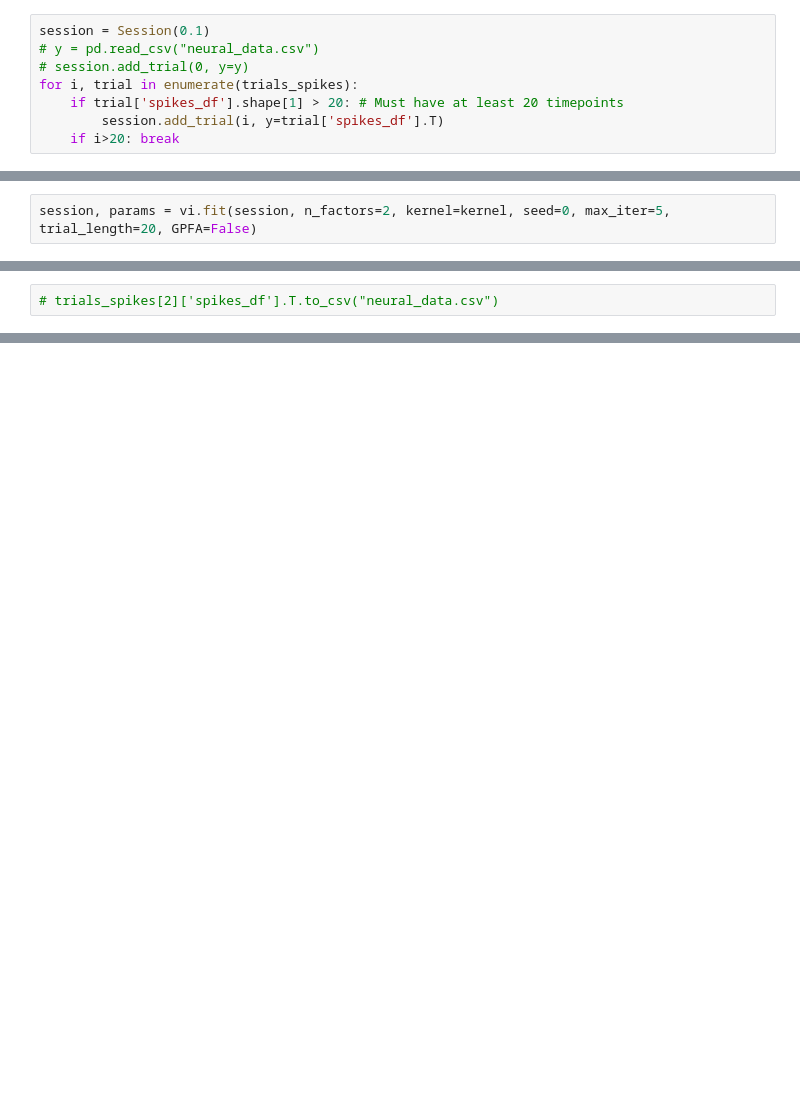
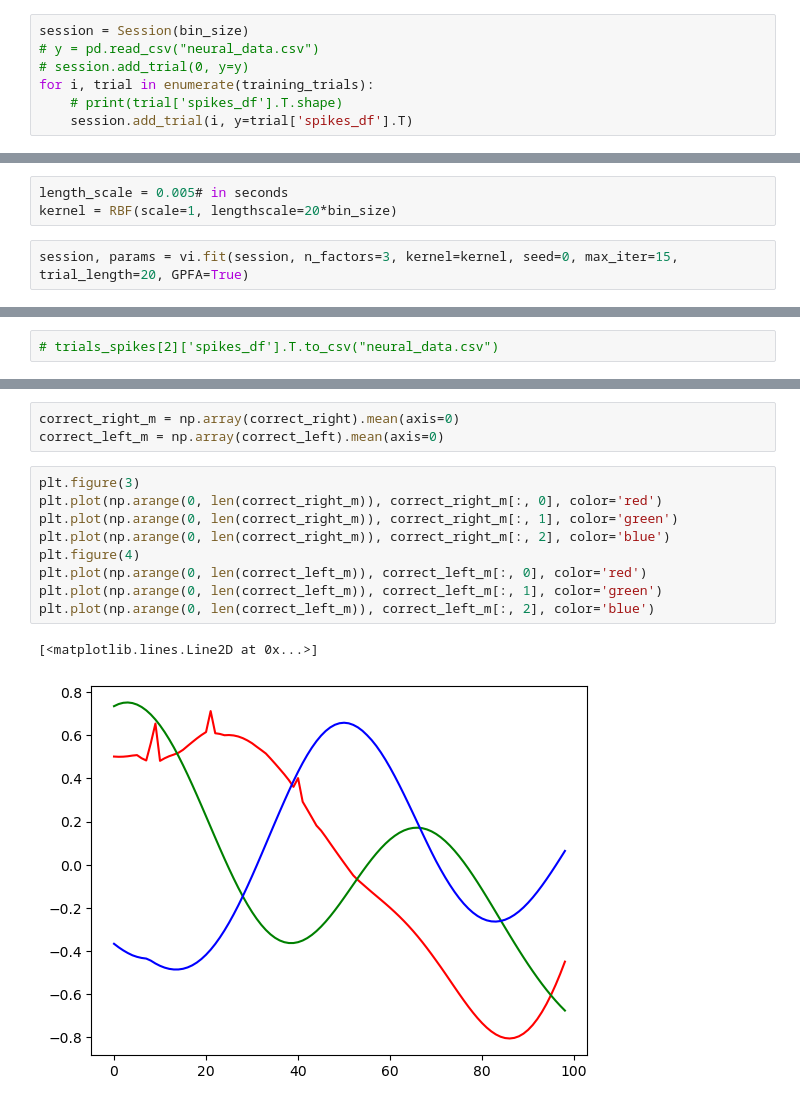
Before and after one commit to styyxofficial/DSC180B-Quarter-2-Project, a Jupyter notebook: neural_data_ingest.ipynb, the cells around one changed output, grey strips where cells are left out. Saved outputs shown, nothing was run; the diff lists cells and outputs as text; blank space fills up the shorter version.

```diff
--- a/neural_data_ingest.ipynb
+++ b/neural_data_ingest.ipynb
@@ -292,8 +351,7 @@ trials_spikes[2]['spikes_df'].T
 # %%
-session = Session(0.1)
+session = Session(bin_size)
 # y = pd.read_csv("neural_data.csv")
 # session.add_trial(0, y=y)
-for i, trial in enumerate(trials_spikes):
-    if trial['spikes_df'].shape[1] > 20: # Must have at least 20 timepoints
-        session.add_trial(i, y=trial['spikes_df'].T)
-    if i>20: break
+for i, trial in enumerate(training_trials):
+    # print(trial['spikes_df'].T.shape)
+    session.add_trial(i, y=trial['spikes_df'].T)
@@ -302,3 +358,6 @@ kernel = RBF(scale=1., lengthscale=5)
+# %%
+length_scale = 0.005# in seconds
+kernel = RBF(scale=1, lengthscale=20*bin_size)
 # %%
-session, params = vi.fit(session, n_factors=2, kernel=kernel, seed=0, max_iter=5, trial_length=20, GPFA=False)
+session, params = vi.fit(session, n_factors=3, kernel=kernel, seed=0, max_iter=15, trial_length=20, GPFA=True)
 # %% [output]
@@ -348,0 +697,15 @@ session.z.shape
+# %%
+correct_right_m = np.array(correct_right).mean(axis=0)
+correct_left_m = np.array(correct_left).mean(axis=0)
+# %%
+plt.figure(3)
+plt.plot(np.arange(0, len(correct_right_m)), correct_right_m[:, 0], color='red')
+plt.plot(np.arange(0, len(correct_right_m)), correct_right_m[:, 1], color='green')
+plt.plot(np.arange(0, len(correct_right_m)), correct_right_m[:, 2], color='blue')
+plt.figure(4)
+plt.plot(np.arange(0, len(correct_left_m)), correct_left_m[:, 0], color='red')
+plt.plot(np.arange(0, len(correct_left_m)), correct_left_m[:, 1], color='green')
+plt.plot(np.arange(0, len(correct_left_m)), correct_left_m[:, 2], color='blue')
+# %% [output]
+[<matplotlib.lines.Line2D at 0x...>]
+[figure, added]
```
Also changed, not shown: parts of 52 cells of this notebook, 2 other files.
